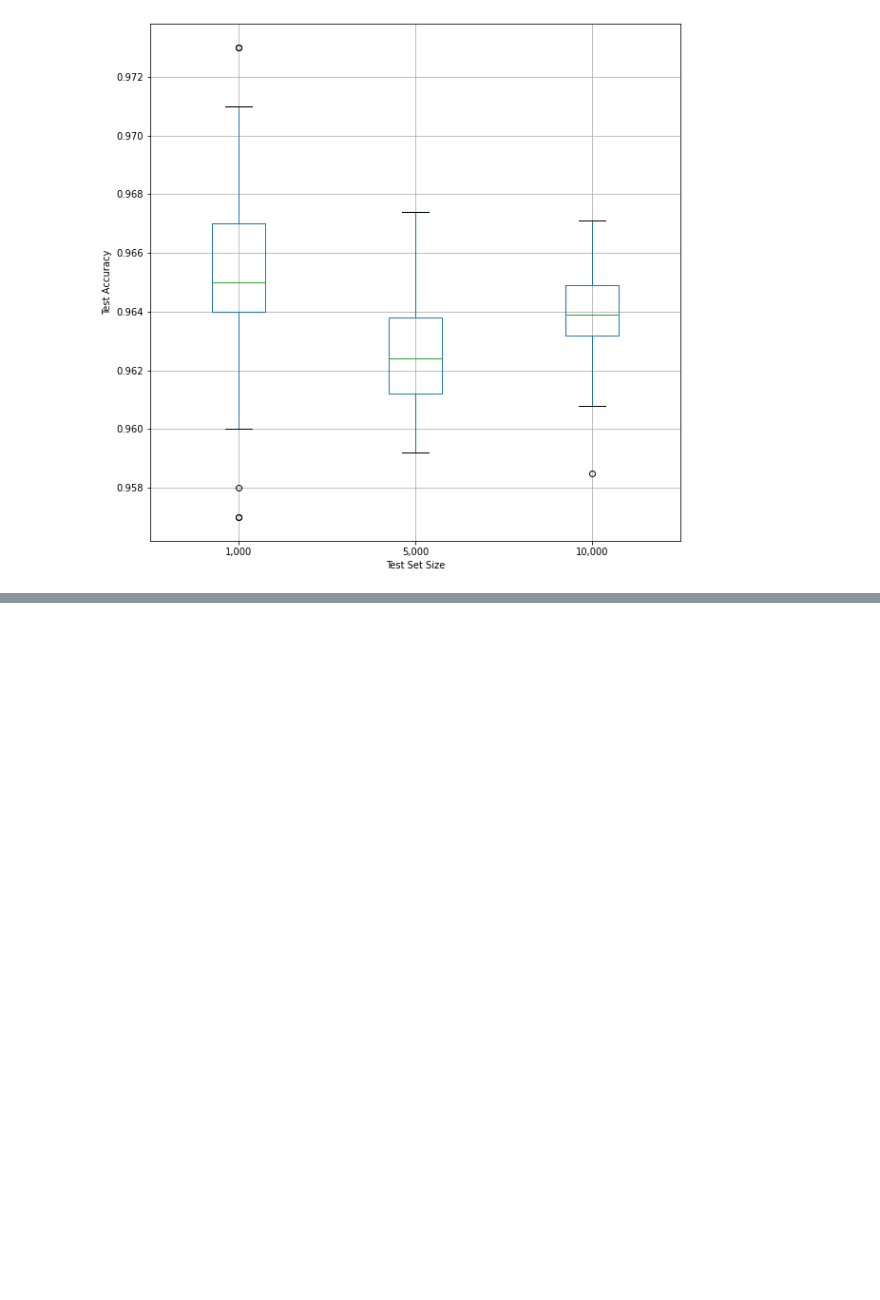
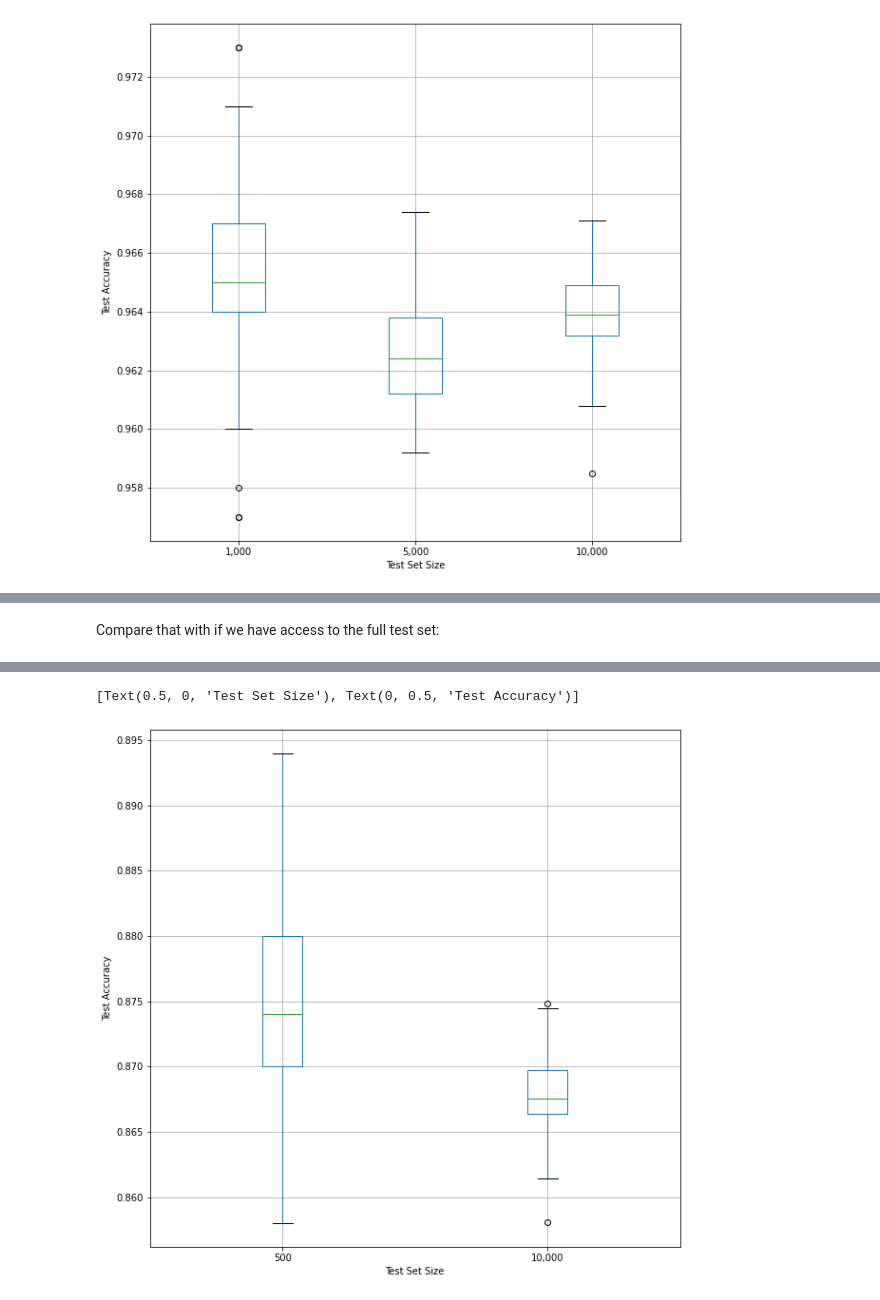
Before and after one commit to hsm207/why_models_fail, a Jupyter notebook: viz-gpu.ipynb, the cells around one changed output, grey strips where cells are left out. Cells and saved outputs as stored; diff of their text form; code cells hidden in the pictures; blank space fills up the shorter version.

Commit message:
Add experiments to test common scenario

```diff
--- a/viz-gpu.ipynb
+++ b/viz-gpu.ipynb
@@ -154,0 +159,10 @@ Wall time: 52min 17s
+# %%
+%%time
+trials = 100
+
+training_size = 1000
+test_size = 500
+
+data = [run_experiment(i, training_size, test_size) for i in range(trials)]
+
+df = pd.DataFrame({f"{test_size:,}": data})
@@ -154,0 +189,20 @@ Wall time: 52min 17s
+# %% [markdown]
+Compare that with if we have access to the full test set:
+# %%
+%%time
+trials = 100
+
+training_size = 1000
+test_size = 10000
+
+data = [run_experiment(i, training_size, test_size) for i in range(trials)]
+
+df_full = pd.DataFrame({f"{test_size:,}": data})
+
+df_comb = pd.concat([df, df_full], ignore_index=True, join="outer", axis=1)
+df_comb.columns = ["500", "10,000"]
+
+# visualize the results side-by-side
+df_comb.boxplot(figsize=(10,10))\
+    .set(xlabel="Test Set Size", ylabel="Test Accuracy")
+# %% [output]
@@ -154,0 +228,2 @@ Wall time: 52min 17s
+[Text(0.5, 0, 'Test Set Size'), Text(0, 0.5, 'Test Accuracy')]
+[figure, added]
```
Also changed, not shown: parts of 4 cells of this notebook, 1 other file.
